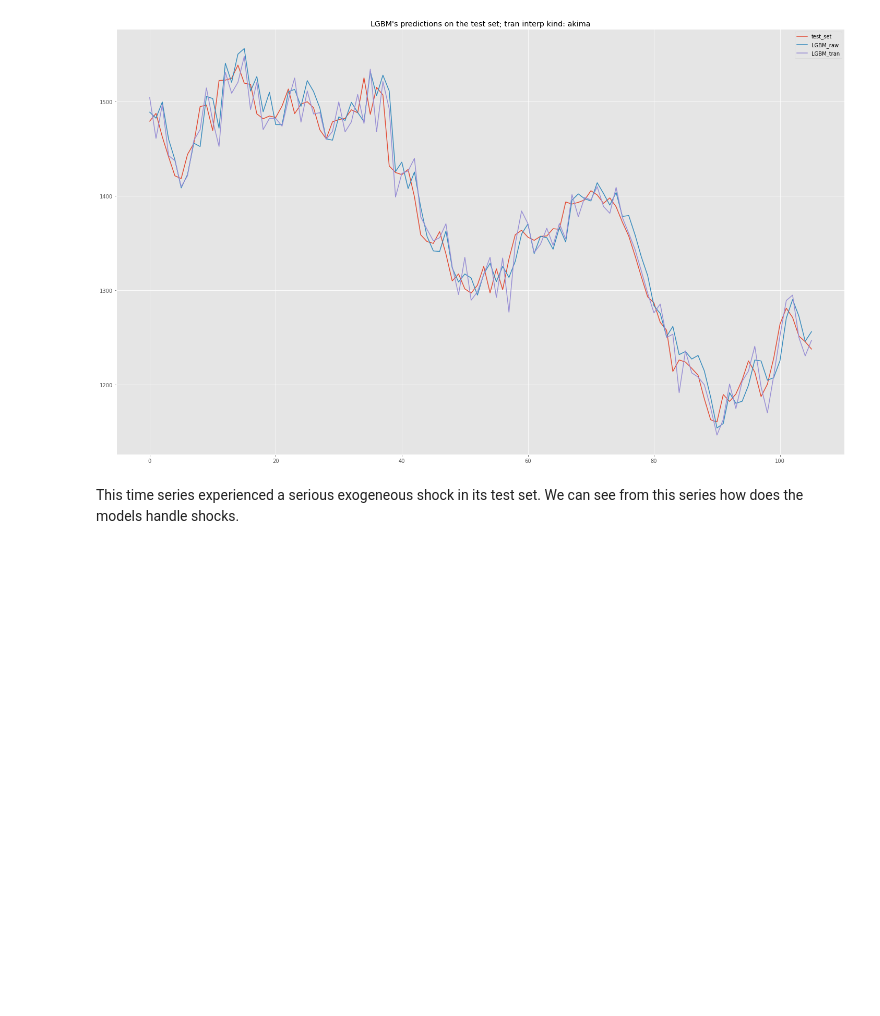
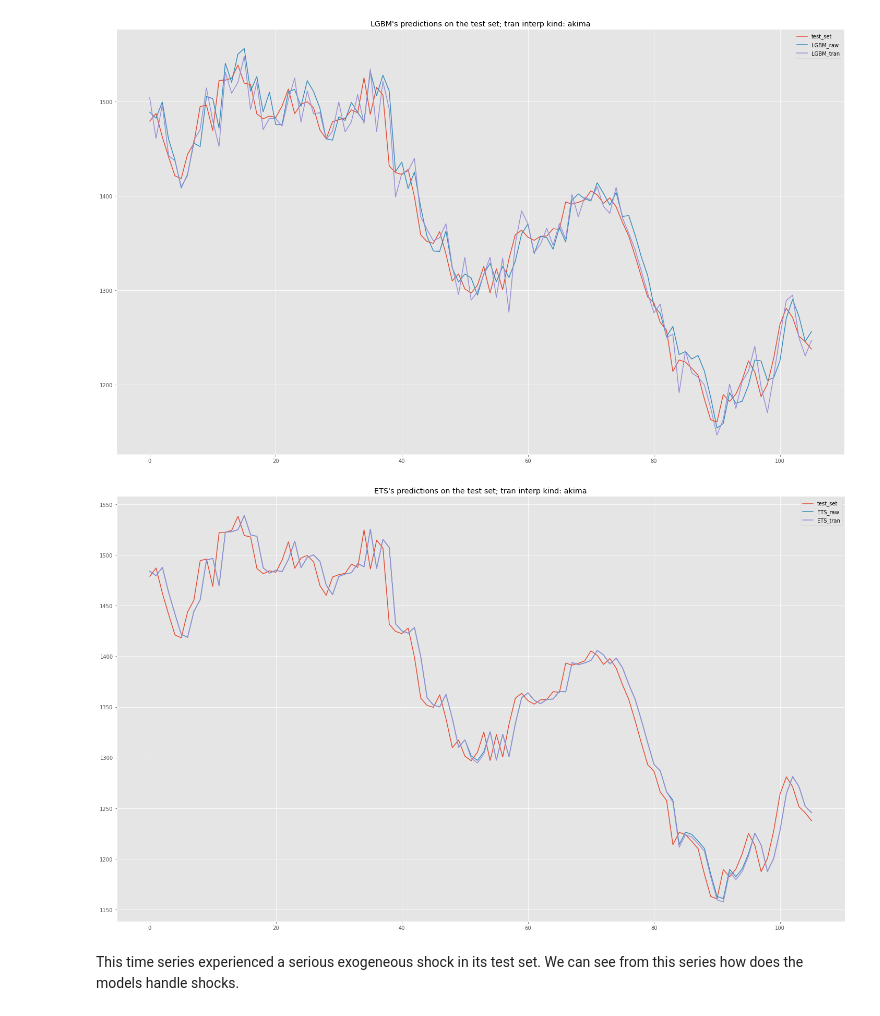
Before and after one commit to LinusLin6769/DCLaboratory01, a Jupyter notebook: experiment_info/m4_daily_finance_gap0_akima2/m4_daily_finance_gap0_akima2.ipynb, the cells around one changed output. Cells and saved outputs as stored; diff of their text form; code cells hidden in the pictures; blank space fills up the shorter version.

Commit message:
added the missing prediction graphs for ETS

```diff
--- a/experiment_info/m4_daily_finance_gap0_akima2/m4_daily_finance_gap0_akima2.ipynb
+++ b/experiment_info/m4_daily_finance_gap0_akima2/m4_daily_finance_gap0_akima2.ipynb
@@ -302,6 +302,19 @@ plt.legend()
 plt.show()
 # %% [output]
 [figure]
+# %%
+model = 'ETS'
+inter_kind = agent_infos[f'{model}_tran'][use]['best model']['interp kind']
+
+plt.figure(figsize=(25, 15))
+plt.plot(test_set, label='test_set')
+plt.plot(agent_infos[f'{model}_raw'][use]['y hats'], label=f'{model}_raw')
+plt.plot(agent_infos[f'{model}_tran'][use]['y hats'], label=f'{model}_tran')
+plt.title(f'{model}\'s predictions on the test set; tran interp kind: {inter_kind}')
+plt.legend()
+plt.show()
+# %% [output]
+[figure, added]
 # %% [markdown]
 This time series experienced a serious exogeneous shock in its test set. We can see from this series how does the models handle shocks.
 # %%
```
Also changed, not shown: parts of 5 cells of this notebook.
